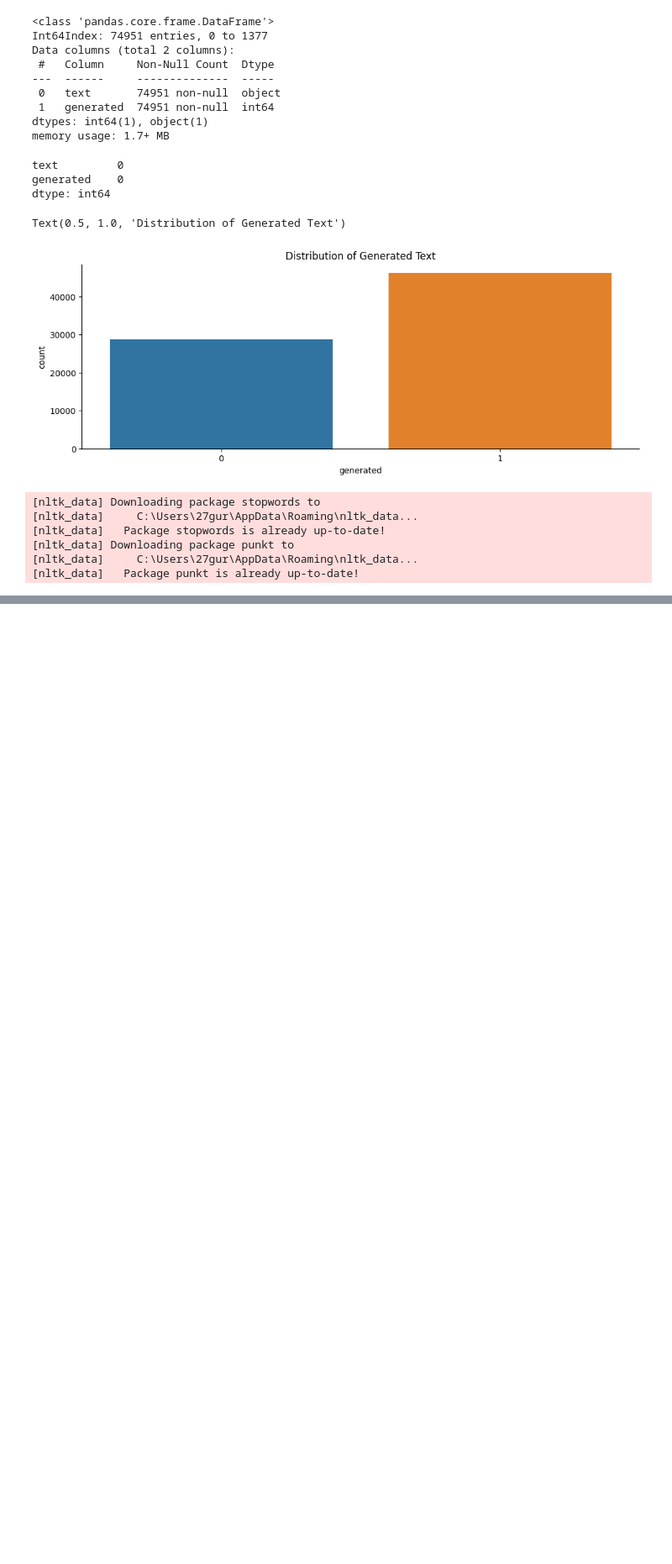
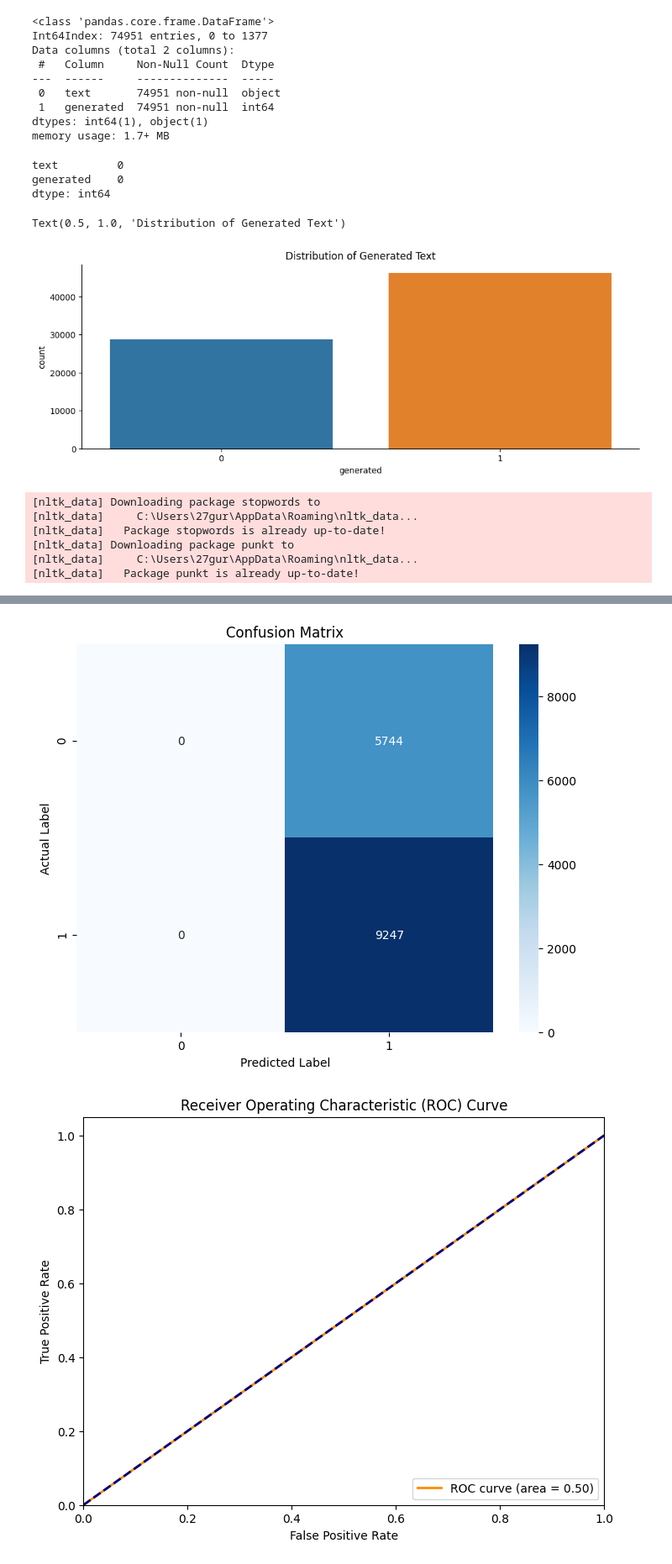
Before and after one commit to gurnameh-99/Multilingual-MGT-classification, a Jupyter notebook: autoencoder.ipynb, the cells around one changed output, grey strips where cells are left out. Shown: that part at 84% size. Drawn from its saved outputs; the diff is of its cells as text; code cells hidden in the pictures; blank space fills up the shorter version.

```diff
--- a/autoencoder.ipynb
+++ b/autoencoder.ipynb
@@ -255,14 +255,17 @@ test_encoded_2d = test_encoded.reshape(test_encoded.shape[0], -1)
 from sklearn import svm
 
 # Train a SVM classifier on the encoded inputs
-classifier = svm.SVC(verbose=True)
+classifier = svm.SVC(probability=True, max_iter=1000)
 classifier.fit(train_encoded_2d, train_labels)
 
-# Predict on the test data
-test_predictions = classifier.predict(test_encoded_2d)
+# # Predict on the test data
+# test_predictions = classifier.predict(test_encoded_2d)
 
-# Calculate the accuracy of the classifier
-accuracy = accuracy_score(test_labels, test_predictions)
+# # Calculate the accuracy of the classifier
+# accuracy = accuracy_score(test_labels, test_predictions)
 
-print('Classifier accuracy:', accuracy)
+y_pred = classifier.predict(test_encoded_2d)
+accuracy = accuracy_score(test_labels, y_pred)
+y_pred_proba = classifier.predict_proba(test_encoded_2d)[:, 1]  # Assuming 1 is the positive class
+print(f"Accuracy: {accuracy}")
 # %% [output]
@@ -324,16 +273,3 @@ y = df_train_essays_final['generated'].values
-# %%
-# Since SVM in scikit-learn does not support GPU, ensure data is on CPU
-X_train, X_test, y_train, y_test = train_test_split(X, y, test_size=0.1, random_state=42)
-
-# Train SVM
-svm_classifier = SVC(probability=True, max_iter=1000)
-svm_classifier.fit(X_train, y_train)
-
-# Evaluate SVM
-y_pred = svm_classifier.predict(X_test)
-accuracy = accuracy_score(y_test, y_pred)
-y_pred_proba = svm_classifier.predict_proba(X_test)[:, 1]  # Assuming 1 is the positive class
-print(f"Accuracy: {accuracy}")
 # %%
 from sklearn.metrics import accuracy_score, precision_score, recall_score, f1_score
 from sklearn.metrics import roc_auc_score, log_loss, matthews_corrcoef
@@ -361,41 +305,44 @@ import matplotlib.pyplot as plt
 import seaborn as sns
 from sklearn.metrics import confusion_matrix, roc_curve, auc, precision_recall_curve
 
-# Assuming you have `y_test`, `y_pred`, and `y_pred_proba` available from your model's output
+# Assuming you have `test_labels`, `y_pred`, and `y_pred_proba` available from your model's output
 
 # Confusion Matrix
-conf_matrix = confusion_matrix(y_test, y_pred)
+conf_matrix = confusion_matrix(test_labels, y_pred)
 plt.figure(figsize=(8, 6))
 sns.heatmap(conf_matrix, annot=True, fmt='d', cmap='Blues')
 plt.title('Confusion Matrix')
 plt.ylabel('Actual Label')
 plt.xlabel('Predicted Label')
 plt.show()
 
 # ROC Curve
-fpr, tpr, thresholds = roc_curve(y_test, y_pred_proba)
+fpr, tpr, thresholds = roc_curve(test_labels, y_pred_proba)
 roc_auc = auc(fpr, tpr)
 
 plt.figure(figsize=(8, 6))
 plt.plot(fpr, tpr, color='darkorange', lw=2, label=f'ROC curve (area = {roc_auc:.2f})')
 plt.plot([0, 1], [0, 1], color='navy', lw=2, linestyle='--')
 plt.xlim([0.0, 1.0])
 plt.ylim([0.0, 1.05])
 plt.xlabel('False Positive Rate')
 plt.ylabel('True Positive Rate')
 plt.title('Receiver Operating Characteristic (ROC) Curve')
 plt.legend(loc="lower right")
 plt.show()
 
 # Precision-Recall Curve
-precision, recall, _ = precision_recall_curve(y_test, y_pred_proba)
+precision, recall, _ = precision_recall_curve(test_labels, y_pred_proba)
 pr_auc = auc(recall, precision)
 
 plt.figure(figsize=(8, 6))
 plt.plot(recall, precision, color='blue', lw=2, label=f'PR curve (area = {pr_auc:.2f})')
 plt.fill_between(recall, precision, alpha=0.2, color='blue')
 plt.xlabel('Recall')
 plt.ylabel('Precision')
 plt.title('Precision-Recall Curve')
 plt.legend(loc="lower left")
 plt.show()
+# %% [output]
+[figure, added]
+[figure, added]
```
Also changed, not shown: parts of 10 cells of this notebook, 4 other files.
